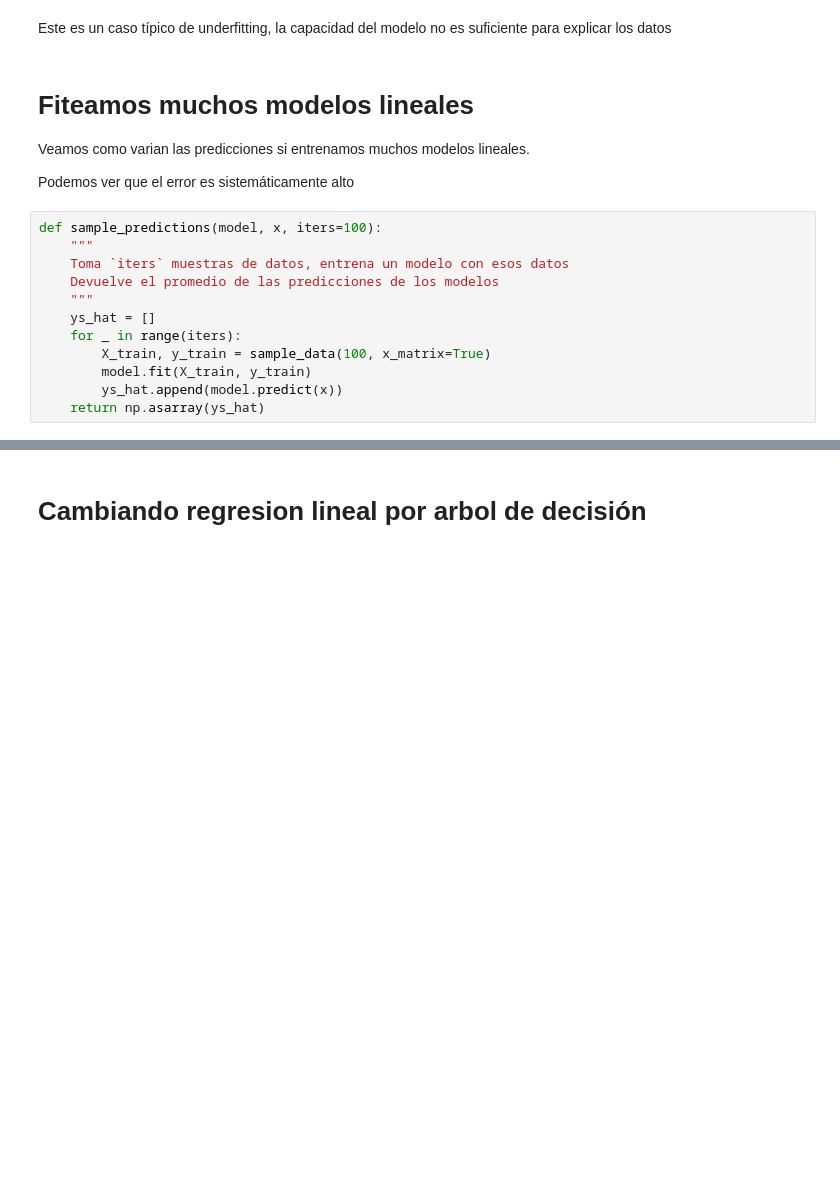
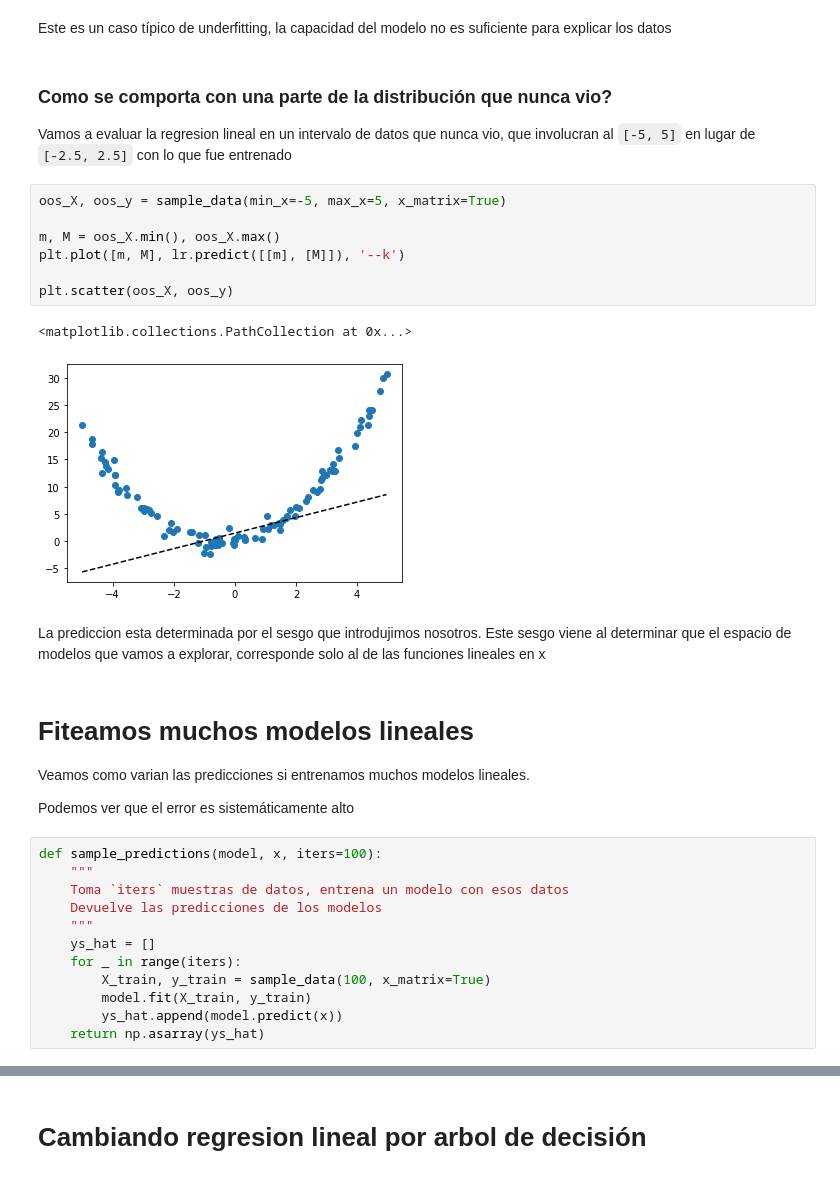
Before and after one commit to elsonidoq/machine_learning_practico, a Jupyter notebook: notebooks/practico-2/bias-variance-underfitting-overfitting.ipynb, the cells around one changed output, grey strips where cells are left out. Cells and saved outputs as stored; diff of their text form; blank space fills up the shorter version.

```diff
--- a/notebooks/practico-2/bias-variance-underfitting-overfitting.ipynb
+++ b/notebooks/practico-2/bias-variance-underfitting-overfitting.ipynb
@@ -38,6 +38,22 @@ plt.scatter(X, y)
 [figure]
 # %% [markdown]
 Este es un caso típico de underfitting, la capacidad del modelo no es suficiente para explicar los datos
+# %% [markdown]
+### Como se comporta con una parte de la distribución que nunca vio?
+
+Vamos a evaluar la regresion lineal en un intervalo de datos que nunca vio, que involucran al `[-5, 5]` en lugar de `[-2.5, 2.5]` con lo que fue entrenado
+# %%
+oos_X, oos_y = sample_data(min_x=-5, max_x=5, x_matrix=True)
+
+m, M = oos_X.min(), oos_X.max()
+plt.plot([m, M], lr.predict([[m], [M]]), '--k')
+
+plt.scatter(oos_X, oos_y)
+# %% [output]
+<matplotlib.collections.PathCollection at 0x...>
+[figure, added]
+# %% [markdown]
+La prediccion esta determinada por el sesgo que introdujimos nosotros. Este sesgo viene al determinar que el espacio de modelos que vamos a explorar, corresponde solo al de las funciones lineales en x
 # %% [markdown]
 # Fiteamos muchos modelos lineales
 
@@ -48,7 +64,7 @@ Podemos ver que el error es sistemáticamente alto
 def sample_predictions(model, x, iters=100):
     """
     Toma `iters` muestras de datos, entrena un modelo con esos datos
-    Devuelve el promedio de las predicciones de los modelos
+    Devuelve las predicciones de los modelos
     """
     ys_hat = []
     for _ in range(iters):
```
Also changed, not shown: parts of 29 cells of this notebook.
